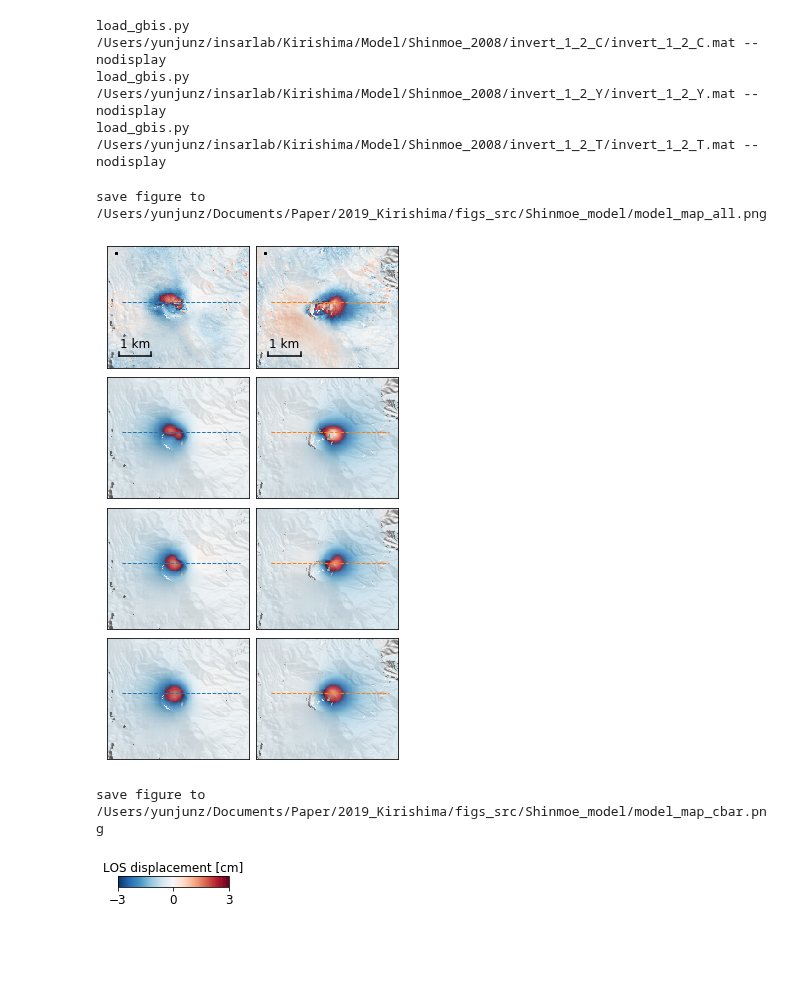
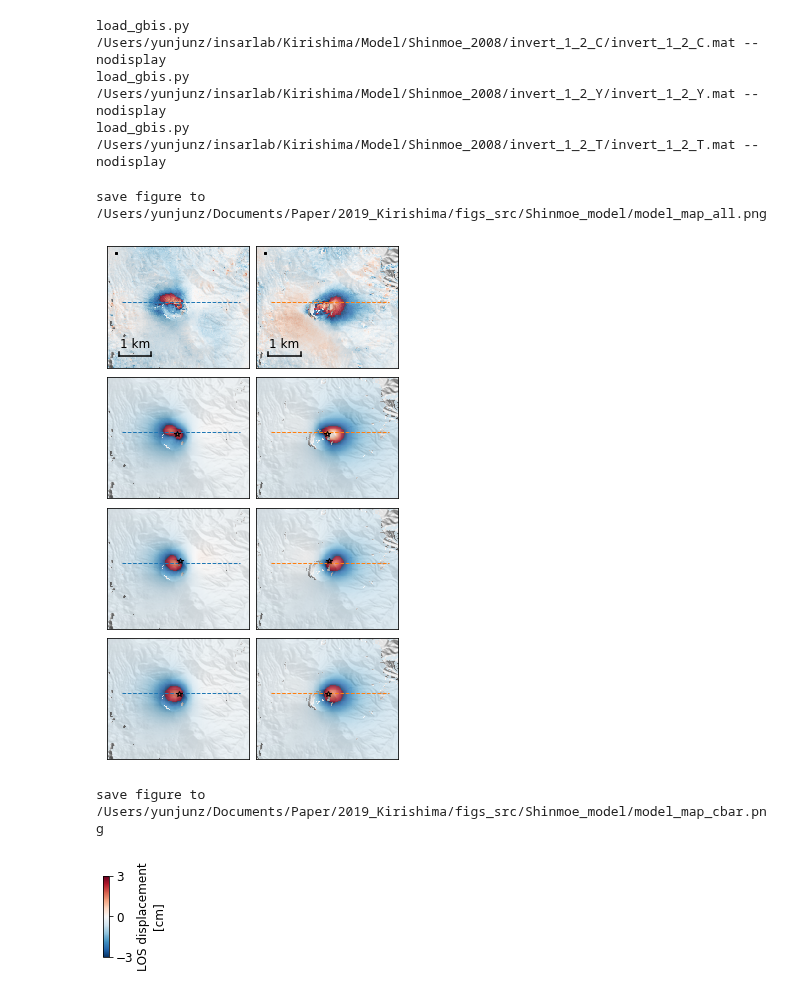
Before and after one commit to geodesymiami/2021-Kirishima, a Jupyter notebook: Fig_4_Shinmoe_models.ipynb, the cells around one changed output. Cells and saved outputs as stored; diff of their text form; code cells hidden in the pictures; blank space fills up the shorter version.

```diff
--- a/Fig_4_Shinmoe_models.ipynb
+++ b/Fig_4_Shinmoe_models.ipynb
@@ -213,7 +72,7 @@ load_gbis.py /Users/yunjunz/insarlab/Kirishima/Model/Shinmoe_2008/invert_1_2_Y/i
 load_gbis.py /Users/yunjunz/insarlab/Kirishima/Model/Shinmoe_2008/invert_1_2_T/invert_1_2_T.mat --nodisplay
 # %%
 # prepare view.py command line
-opt = ' --noverbose --notitle --nocbar --notick --ref-size 2 --fontsize 12 '
+opt = ' --noverbose --notitle --nocbar --notick --ref-size 2 --fontsize 12 ' #--notick
 opt += ' -u cm --wrap --wrap-range -3 3 -c RdBu_r '
 opt += ' --sub-lat 31.892 31.932 --sub-lon 130.861 130.908 '
 opt += ' --scalebar 0.3 0.2 0.1 --scalebar-pad 0.1 '
@@ -221,12 +80,13 @@ opt += ' --dem {} --dem-nocontour --shade-az 45 '.format(dem_file)
 
 # plot
 fig, axs = plt.subplots(nrows=4, ncols=2, figsize=[4.5, 8])
+locs = pp.auto_shared_lalo_location(axs, loc=(1,0,0,1), flatten=True)
 axs = axs.flatten()
 for i in range(len(axs)):
     ax = axs[i]
 
     # plot data and DEM
-    cmd = cmds[i]+opt
+    cmd = cmds[i]+opt #+' --lalo-label --lalo-step 0.02 --lalo-loc {} {} {} {}'.format(locs[i][0], locs[i][1], locs[i][2], locs[i][3])
     if i >= 2:
         cmd += ' --noscalebar --noreference'
     d_v, atr, inps = view.prep_slice(cmd)
@@ -235,6 +95,13 @@ for i in range(len(axs)):
     # plot profile location
     [[y0,x0], [y1,x1]] = profile_hz
     ax.plot([x0,x1], [y0,y1], '--', lw=1, c=pp.mplColors[i%2])
+
+    # plot optimal model location
+    if i >=2:
+        model_name = atr['DEFORMATION_MODEL']
+        key_lat = '{}_LAT'.format(model_name)
+        key_lon = '{}_LON'.format(model_name)
+        ax.plot(float(atr[key_lon]), float(atr[key_lat]), 'k*', fillstyle='none')
 fig.subplots_adjust(wspace=0.05, hspace=0.03, left=0.05, right=0.95, top=0.95, bottom=0.05)
 
 # output
@@ -244,24 +111,24 @@ print('save figure to', out_file)
 plt.show()
 # %% [output]
 save figure to /Users/yunjunz/Documents/Paper/2019_Kirishima/figs_src/Shinmoe_model/model_map_all.png
-[figure, old version]
+[figure, new version]
 # %%
 # colorbar
-fig, cax = plt.subplots(nrows=1, ncols=1, figsize=[2, 0.2])
-cbar = plt.colorbar(im, cax=cax, orientation='horizontal', ticks=[-3, 0, 3])
+fig, cax = plt.subplots(nrows=1, ncols=1, figsize=[0.1, 1.5])
+cbar = plt.colorbar(im, cax=cax, orientation='vertical', ticks=[-3, 0, 3])
 cbar.ax.tick_params(labelsize=font_size)
 #cbar.ax.xaxis.tick_top()
-cbar.ax.xaxis.set_label_position('top')
-cbar.set_label('LOS displacement [cm]', fontsize=font_size)
+#cbar.ax.xaxis.set_label_position('top')
+cbar.set_label('LOS displacement\n[cm]', fontsize=font_size)
 
 # output
 out_file = os.path.abspath('model_map_cbar.png')
 plt.savefig(out_file, bbox_inches='tight', transparent=True, dpi=fig_dpi)
 print('save figure to', out_file)
 plt.show()
 # %% [output]
 save figure to /Users/yunjunz/Documents/Paper/2019_Kirishima/figs_src/Shinmoe_model/model_map_cbar.png
-[figure, old version]
+[figure, new version]
 # %%
 ## Figure 3 - Inversion result
 
```
Also changed, not shown: parts of 10 cells of this notebook, 1 other file.
